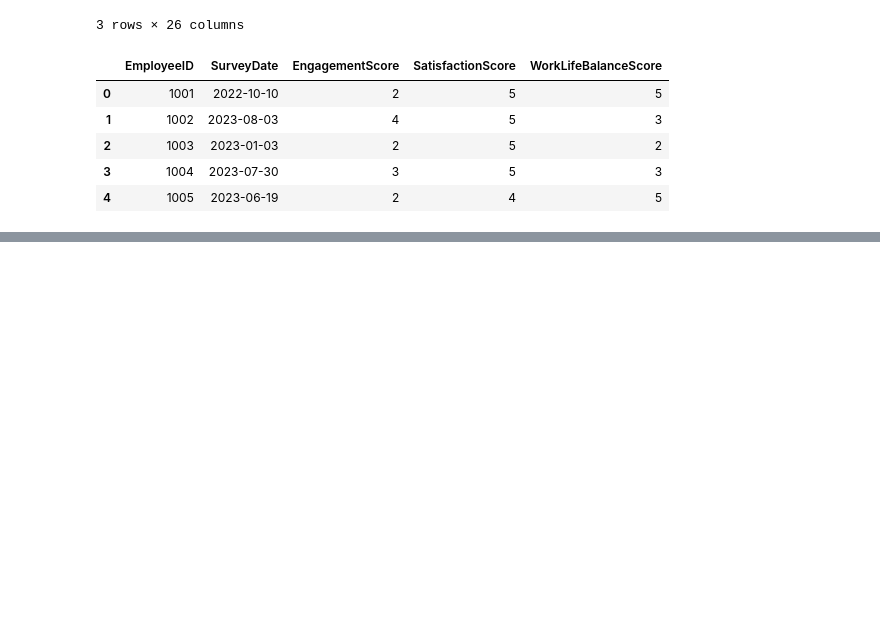
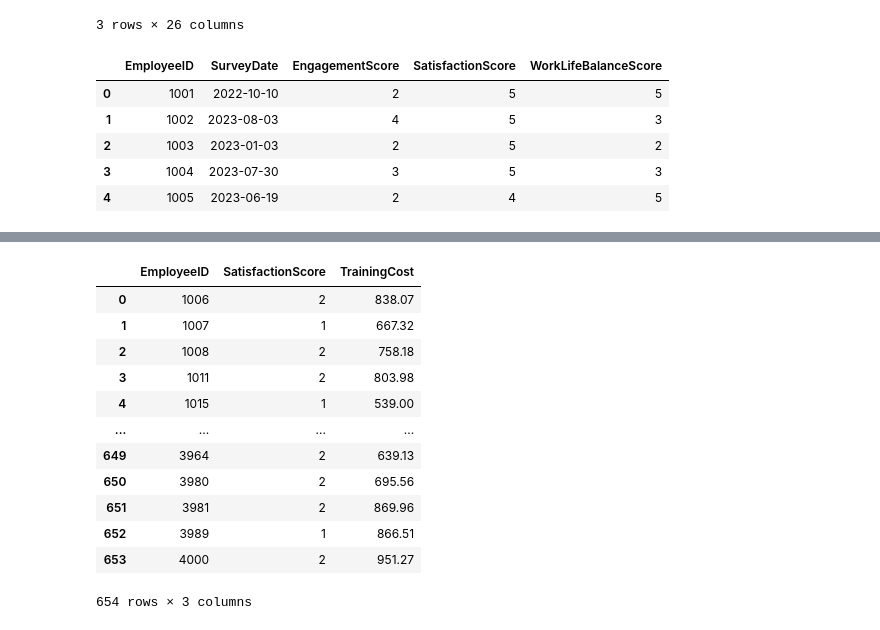
Before and after one commit to ankitlovanshi1/data_engineer, a Jupyter notebook: sql/employee_info.ipynb, the cells around one changed output, grey strips where cells are left out. Cells and saved outputs as stored; diff of their text form; code cells hidden in the pictures; blank space fills up the shorter version.

```diff
--- a/sql/employee_info.ipynb
+++ b/sql/employee_info.ipynb
@@ -258,3 +258,33 @@ training_and_development_data.head(5)
 | 2 | 1003 | 2023-02-24 | Technical Skills | Internal | Incomplete | Port Briannahaven | Mark Roberson | ... |
 | 3 | 1004 | 2023-01-12 | Customer Service | Internal | Completed | Knightborough | Richard Fisher | ... |
 | 4 | 1005 | 2023-05-12 | Communication Skills | External | Passed | Bruceshire | Heather Shaffer | ... |
+# %%
+query = '''
+WITH EmployeeSatisfactionScore AS (
+SELECT EmployeeID, SatisfactionScore from employee_survey where SatisfactionScore < 3
+),
+EmployeeTrainingCost AS (
+SELECT EmployeeID, TrainingCost from employee_training where TrainingCost > 500
+)
+select es.EmployeeID,
+       es.SatisfactionScore,
+       ec.TrainingCost
+    from EmployeeSatisfactionScore as es join EmployeeTrainingCost as ec on es.EmployeeID=ec.EmployeeID;
+
+'''
+data = pd.read_sql(query, engine)
+data
+# %% [output]
+|  | EmployeeID | SatisfactionScore | TrainingCost |
+| 0 | 1006 | 2 | 838.07 |
+| 1 | 1007 | 1 | 667.32 |
+| 2 | 1008 | 2 | 758.18 |
+| 3 | 1011 | 2 | 803.98 |
+| 4 | 1015 | 1 | 539.00 |
+| ... | ... | ... | ... |
+| 649 | 3964 | 2 | 639.13 |
+| 650 | 3980 | 2 | 695.56 |
+| 651 | 3981 | 2 | 869.96 |
+| 652 | 3989 | 1 | 866.51 |
+| 653 | 4000 | 2 | 951.27 |
+654 rows × 3 columns
```
Also changed, not shown: parts of 12 cells of this notebook.
